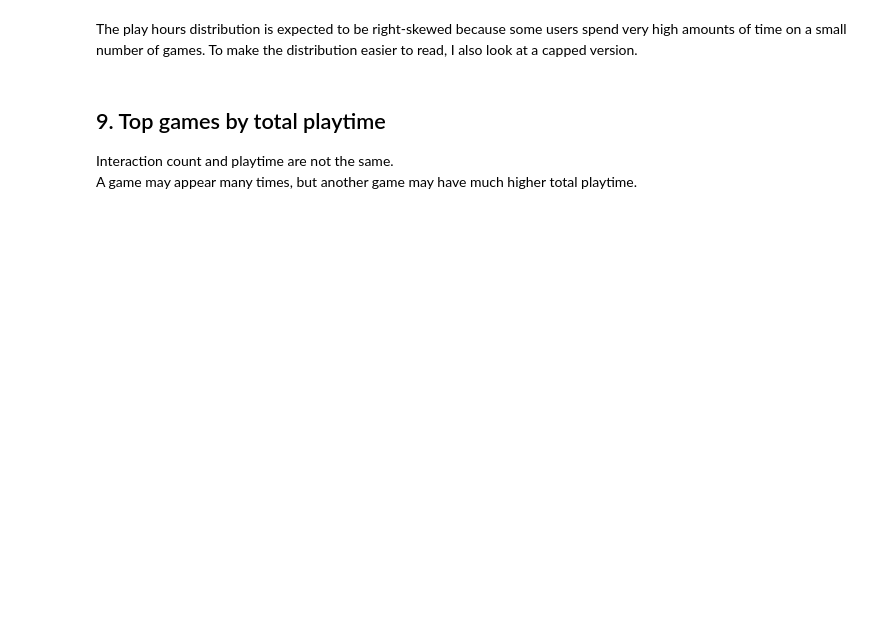
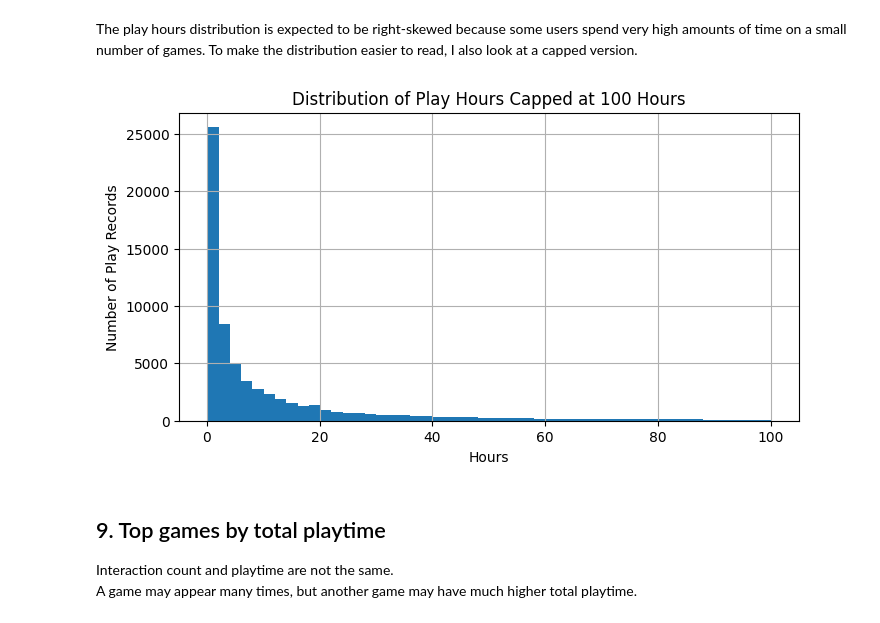
Before and after one commit to ismailozcan1/ds570-final-project, a Jupyter notebook: notebooks/01_data_loading_and_eda.ipynb, the cells around one changed output. Cells and saved outputs as stored; diff of their text form; code cells hidden in the pictures; blank space fills up the shorter version.

```diff
--- a/notebooks/01_data_loading_and_eda.ipynb
+++ b/notebooks/01_data_loading_and_eda.ipynb
@@ -126,15 +230,17 @@ To make the distribution easier to read, I also look at a capped version.
 # %%
 play_df[play_df["hours"] <= 100]["hours"].plot(
     kind="hist",
     bins=50,
     figsize=(8, 4),
     title="Distribution of Play Hours Capped at 100 Hours",
     xlabel="Hours",
-    ylabel="Frequency",
+    ylabel="Number of Play Records",
     grid=True
 )
 
 plt.show()
+# %% [output]
+[figure, added]
 # %% [markdown]
 ## 9. Top games by total playtime
 
```
Also changed, not shown: parts of 27 cells of this notebook.
